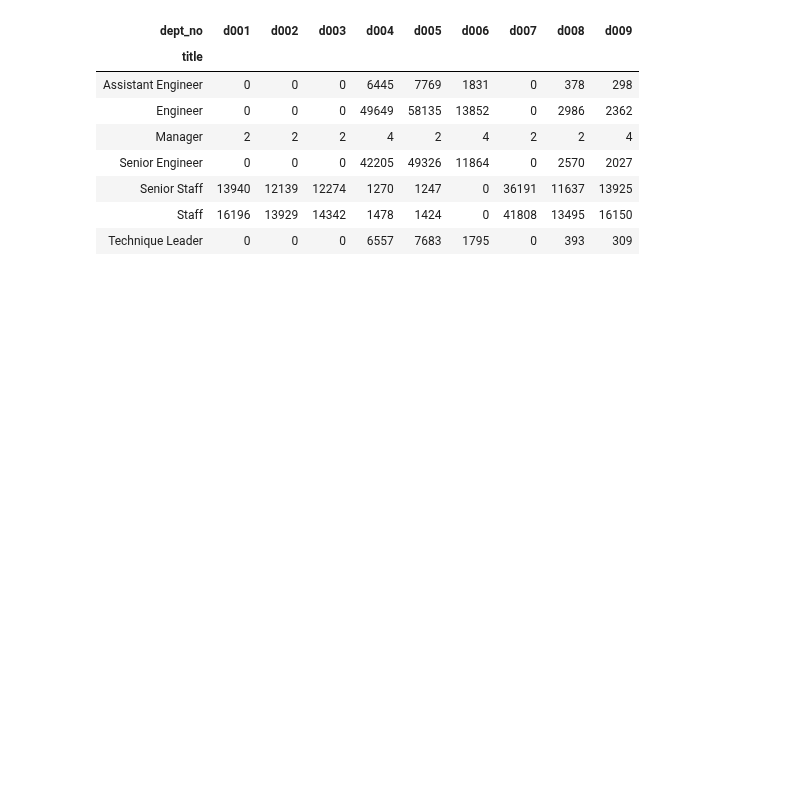
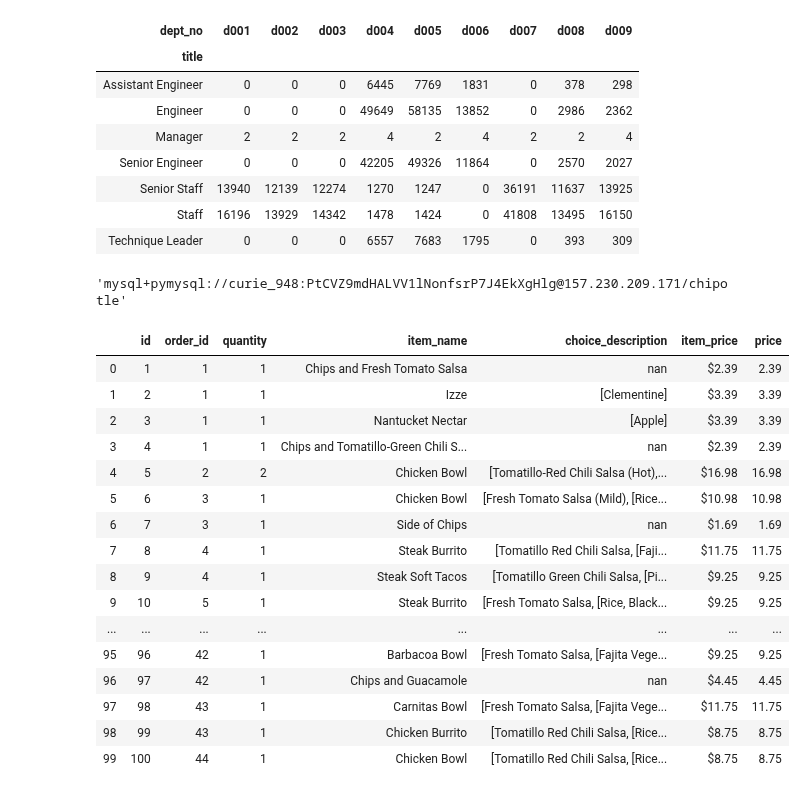
Before and after one commit to ravinder79/python-exercises, a Jupyter notebook: 4.8.4.4_advanced_dataframes.ipynb, the cells around one changed output. Drawn from its saved outputs; the diff is of its cells as text; code cells hidden in the pictures; blank space fills up the shorter version.

```diff
--- a/4.8.4.4_advanced_dataframes.ipynb
+++ b/4.8.4.4_advanced_dataframes.ipynb
@@ -281,3 +298,29 @@ pd.crosstab(titles_and_dept.title, titles_and_dept.dept_no)
 | Senior Staff | 13940 | 12139 | 12274 | 1270 | 1247 | 0 | 36191 | 11637 | 13925 |
 | Staff | 16196 | 13929 | 14342 | 1478 | 1424 | 0 | 41808 | 13495 | 16150 |
 | Technique Leader | 0 | 0 | 0 | 6557 | 7683 | 1795 | 0 | 393 | 309 |
+# %%
+get_db_url('chipotle')
+# %% [output]
+'mysql+pymysql://curie_948:PtCVZ9mdHALVV1lNonfsrP7J4EkXgHlg@157.230.209.171/chipotle'
+# %%
+orders = pd.read_sql("SELECT* from orders", get_db_url('chipotle'))
+# %%
+orders.head(100)
+# %% [output]
+|  | id | order_id | quantity | item_name | choice_description | item_price | price |
+| 0 | 1 | 1 | 1 | Chips and Fresh Tomato Salsa | nan | $2.39 | 2.39 |
+| 1 | 2 | 1 | 1 | Izze | [Clementine] | $3.39 | 3.39 |
+| 2 | 3 | 1 | 1 | Nantucket Nectar | [Apple] | $3.39 | 3.39 |
+| 3 | 4 | 1 | 1 | Chips and Tomatillo-Green Chili S... | nan | $2.39 | 2.39 |
+| 4 | 5 | 2 | 2 | Chicken Bowl | [Tomatillo-Red Chili Salsa (Hot),... | $16.98 | 16.98 |
+| 5 | 6 | 3 | 1 | Chicken Bowl | [Fresh Tomato Salsa (Mild), [Rice... | $10.98 | 10.98 |
+| 6 | 7 | 3 | 1 | Side of Chips | nan | $1.69 | 1.69 |
+| 7 | 8 | 4 | 1 | Steak Burrito | [Tomatillo Red Chili Salsa, [Faji... | $11.75 | 11.75 |
+| 8 | 9 | 4 | 1 | Steak Soft Tacos | [Tomatillo Green Chili Salsa, [Pi... | $9.25 | 9.25 |
+| 9 | 10 | 5 | 1 | Steak Burrito | [Fresh Tomato Salsa, [Rice, Black... | $9.25 | 9.25 |
+| ... | ... | ... | ... | ... | ... | ... | ... |
+| 95 | 96 | 42 | 1 | Barbacoa Bowl | [Fresh Tomato Salsa, [Fajita Vege... | $9.25 | 9.25 |
+| 96 | 97 | 42 | 1 | Chips and Guacamole | nan | $4.45 | 4.45 |
+| 97 | 98 | 43 | 1 | Carnitas Bowl | [Fresh Tomato Salsa, [Fajita Vege... | $11.75 | 11.75 |
+| 98 | 99 | 43 | 1 | Chicken Burrito | [Tomatillo Red Chili Salsa, [Rice... | $8.75 | 8.75 |
+| 99 | 100 | 44 | 1 | Chicken Bowl | [Tomatillo Red Chili Salsa, [Rice... | $8.75 | 8.75 |
```
Also changed, not shown: parts of 22 cells of this notebook.
